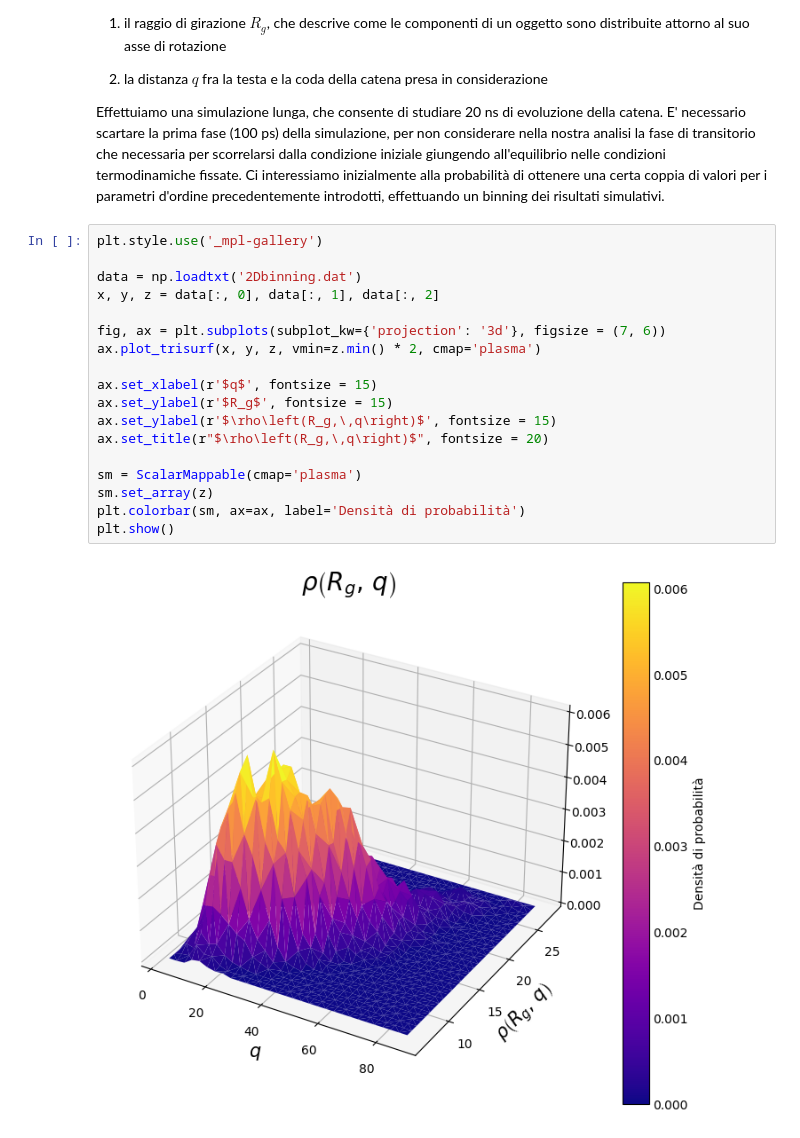
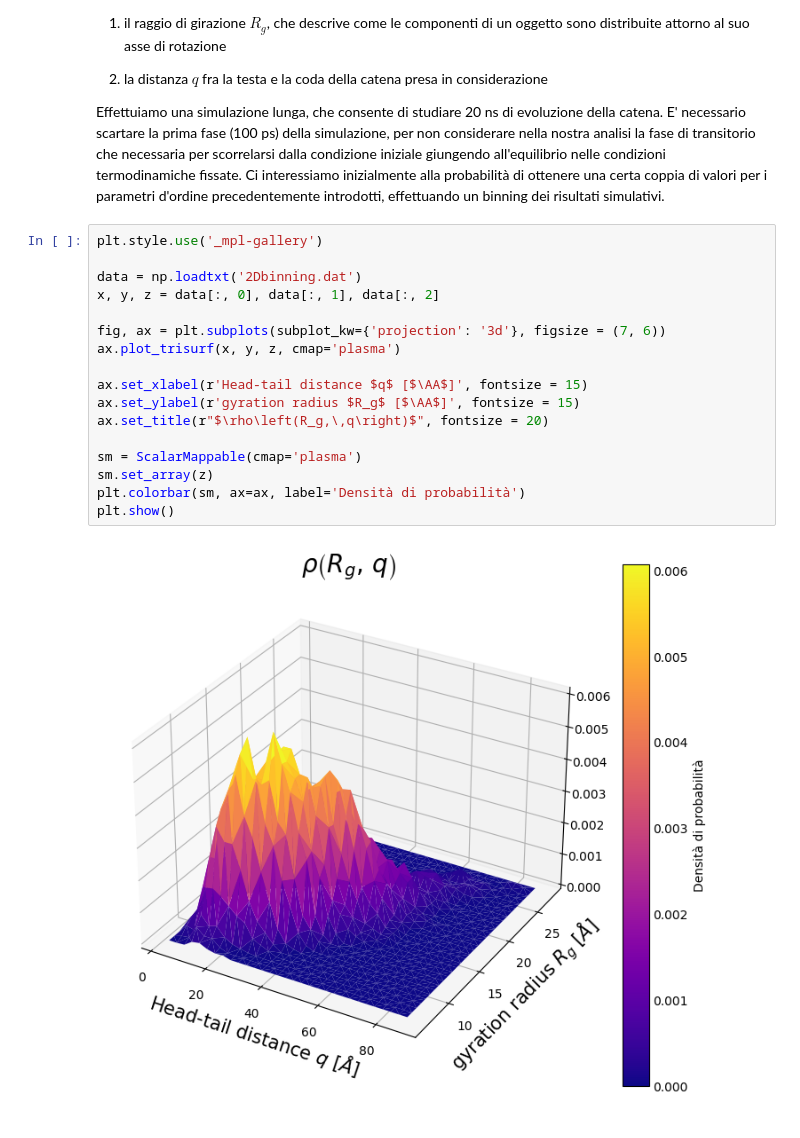
Before and after one commit to Negrini085/Simulazione-di-Materia-Condensata, a Jupyter notebook: md.8/esercitazione8.ipynb, the cells around one changed output. Drawn from its saved outputs; the diff is of its cells as text.

```diff
--- a/md.8/esercitazione8.ipynb
+++ b/md.8/esercitazione8.ipynb
@@ -62,23 +65,22 @@ Effettuiamo una simulazione lunga, che consente di studiare 20 ns di evoluzione
 # %%
 plt.style.use('_mpl-gallery')
 
 data = np.loadtxt('2Dbinning.dat')
 x, y, z = data[:, 0], data[:, 1], data[:, 2]
 
 fig, ax = plt.subplots(subplot_kw={'projection': '3d'}, figsize = (7, 6))
-ax.plot_trisurf(x, y, z, vmin=z.min() * 2, cmap='plasma')
+ax.plot_trisurf(x, y, z, cmap='plasma')
 
-ax.set_xlabel(r'$q$', fontsize = 15)
-ax.set_ylabel(r'$R_g$', fontsize = 15)
-ax.set_ylabel(r'$\rho\left(R_g,\,q\right)$', fontsize = 15)
+ax.set_xlabel(r'Head-tail distance $q$ [$\AA$]', fontsize = 15)
+ax.set_ylabel(r'gyration radius $R_g$ [$\AA$]', fontsize = 15)
 ax.set_title(r"$\rho\left(R_g,\,q\right)$", fontsize = 20)
 
 sm = ScalarMappable(cmap='plasma')
 sm.set_array(z)
 plt.colorbar(sm, ax=ax, label='Densità di probabilità')
 plt.show()
 # %% [output]
-[figure, old version]
+[figure, new version]
 # %%
 plt.style.use('_mpl-gallery-nogrid')
 
```
Also changed, not shown: parts of 6 cells of this notebook.
